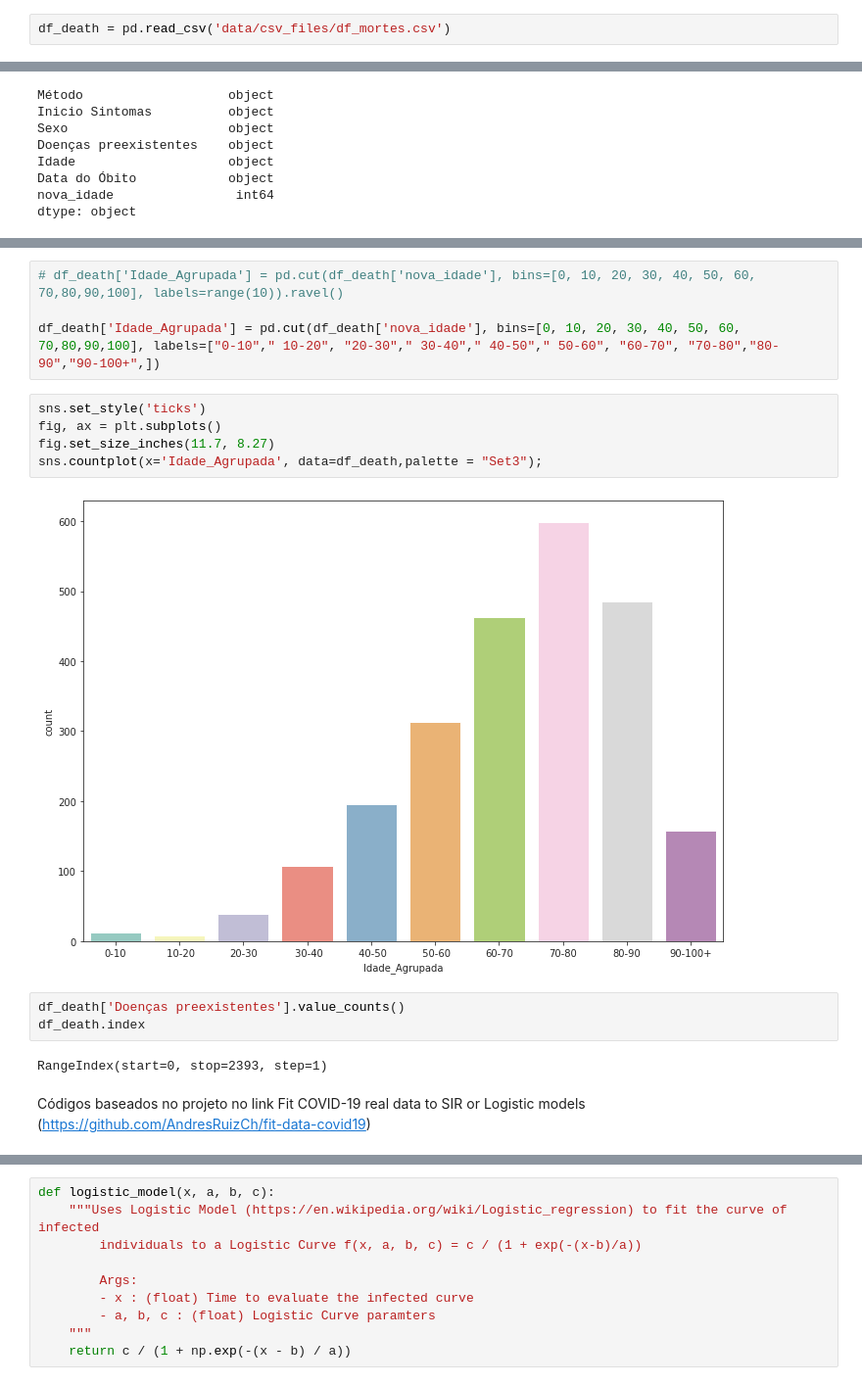
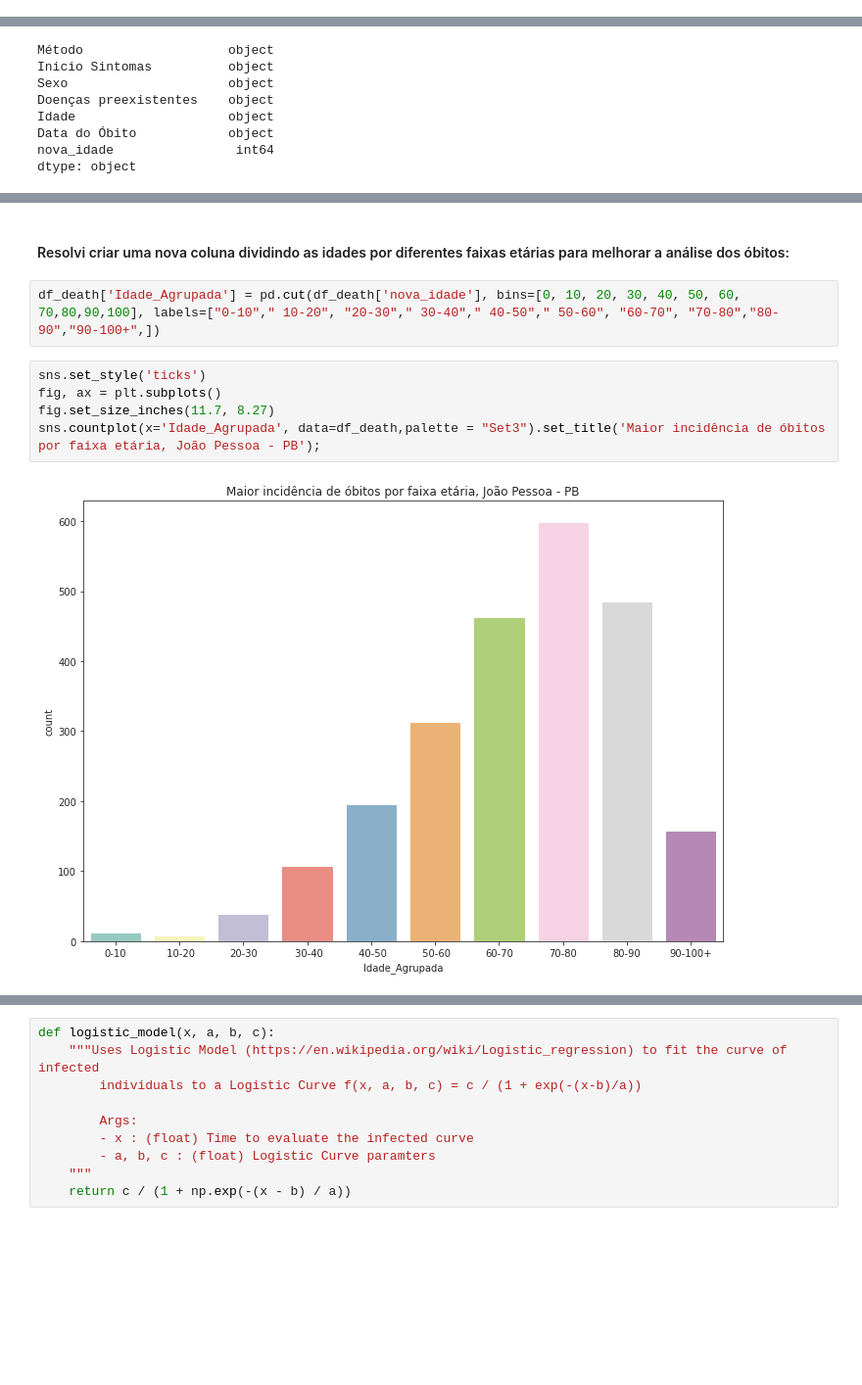
Before and after one commit to ruancastro/Dashboard_Analise_COVID19_JP_PB, a Jupyter notebook: main.ipynb, the cells around one changed output, grey strips where cells are left out. Shown at 98% size. Cells and saved outputs as stored; diff of their text form; blank space fills up the shorter version.

```diff
--- a/main.ipynb
+++ b/main.ipynb
@@ -40,7 +38,5 @@ df_beds = pd.read_csv('http://datasource.coronacidades.org/br/cities/cnes')
 # Óbitos detalhados
 df_death = pd.read_csv('data/csv_files/df_mortes.csv')
-# %%
-df_death = pd.read_csv('data/csv_files/df_mortes.csv')
 # %%
 df_death[df_death['Município de Residência'] == 'João Pessoa']
 df_death.drop('Município de Residência',axis=1,inplace=True)
@@ -237,18 +349,11 @@ print(df_death.nova_idade.mean())
+# %% [markdown]
+#### Resolvi criar uma nova coluna dividindo as idades por diferentes faixas etárias para melhorar a análise dos óbitos:
 # %%
-# df_death['Idade_Agrupada'] = pd.cut(df_death['nova_idade'], bins=[0, 10, 20, 30, 40, 50, 60, 70,80,90,100], labels=range(10)).ravel()
-
 df_death['Idade_Agrupada'] = pd.cut(df_death['nova_idade'], bins=[0, 10, 20, 30, 40, 50, 60, 70,80,90,100], labels=["0-10"," 10-20", "20-30"," 30-40"," 40-50"," 50-60", "60-70", "70-80","80-90","90-100+",])
 # %%
 sns.set_style('ticks')
 fig, ax = plt.subplots()
 fig.set_size_inches(11.7, 8.27)
-sns.countplot(x='Idade_Agrupada', data=df_death,palette = "Set3");
+sns.countplot(x='Idade_Agrupada', data=df_death,palette = "Set3").set_title('Maior incidência de óbitos por faixa etária, João Pessoa - PB');
 # %% [output]
-[figure, old version]
+[figure, new version]
-# %%
-df_death['Doenças preexistentes'].value_counts()
-df_death.index
-# %% [output]
-RangeIndex(start=0, stop=2393, step=1)
-# %% [markdown]
-Códigos baseados no projeto no link Fit COVID-19 real data to SIR or Logistic models (https://github.com/AndresRuizCh/fit-data-covid19)
```
Also changed, not shown: parts of 66 cells of this notebook.
